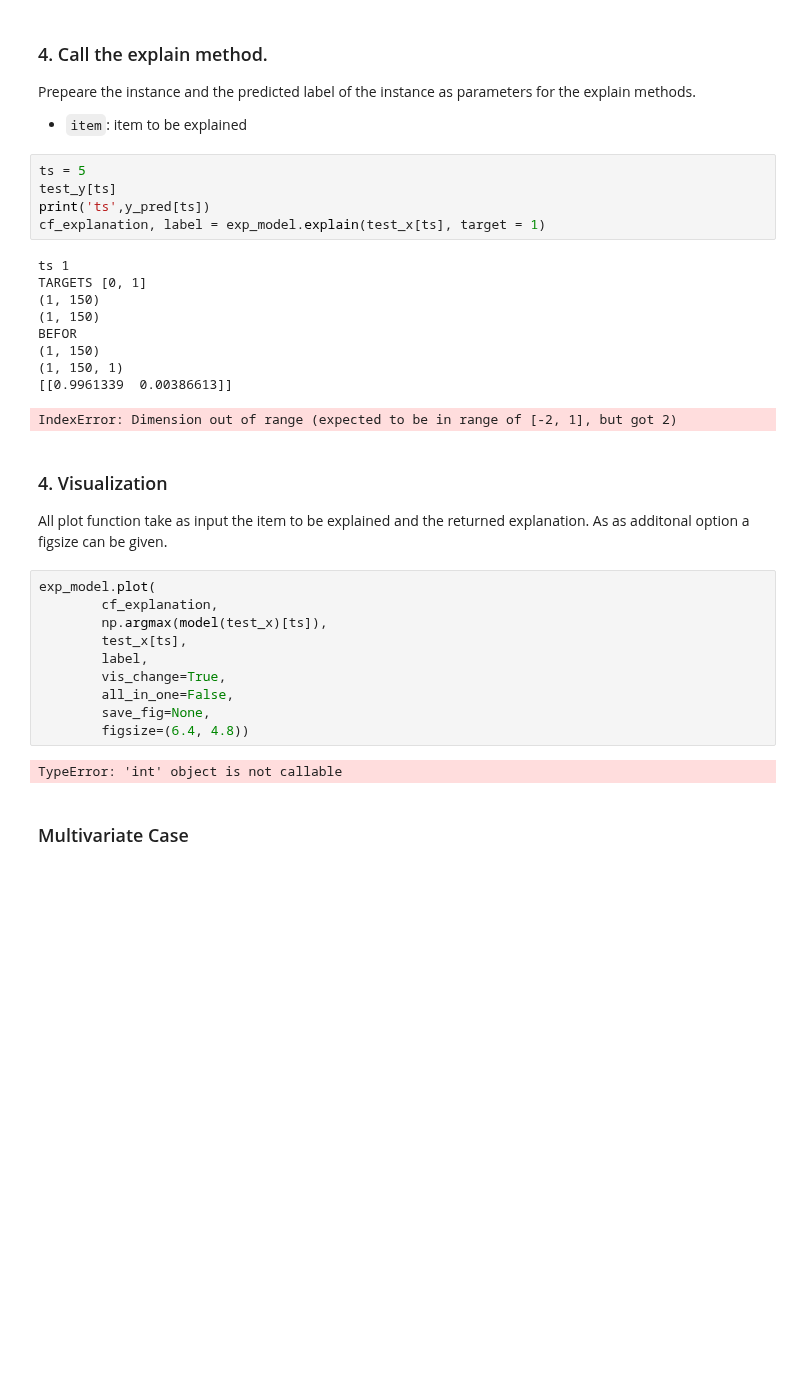
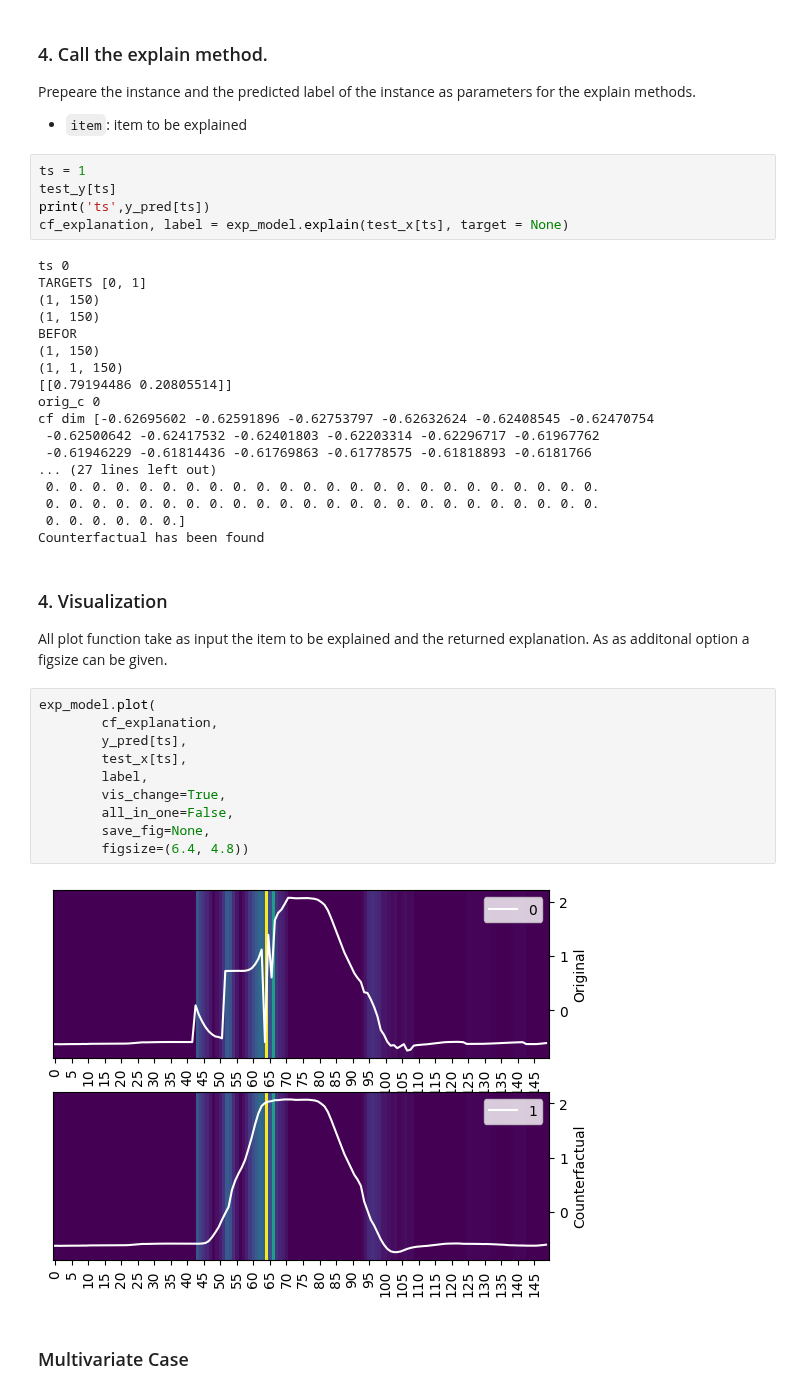
Before and after one commit to fzi-forschungszentrum-informatik/TSInterpret, a Jupyter notebook: docs/Notebooks/Sets_torch.ipynb, the cells around one changed output. Drawn from its saved outputs; the diff is of its cells as text; blank space fills up the shorter version.

```diff
--- a/docs/Notebooks/Sets_torch.ipynb
+++ b/docs/Notebooks/Sets_torch.ipynb
@@ -158,20 +158,28 @@ Prepeare the instance and the predicted label of the instance as parameters for
 
 - `item`: item to be explained
 # %%
-ts = 5
+ts = 1
 test_y[ts]
 print('ts',y_pred[ts])
-cf_explanation, label = exp_model.explain(test_x[ts], target = 1)
+cf_explanation, label = exp_model.explain(test_x[ts], target = None)
 # %% [output]
-ts 1
+ts 0
 TARGETS [0, 1]
 (1, 150)
 (1, 150)
 BEFOR
 (1, 150)
-(1, 150, 1)
-[[0.9961339  0.00386613]]
+(1, 1, 150)
+[[0.79194486 0.20805514]]
+orig_c 0
+cf dim [-0.62695602 -0.62591896 -0.62753797 -0.62632624 -0.62408545 -0.62470754
+ -0.62500642 -0.62417532 -0.62401803 -0.62203314 -0.62296717 -0.61967762
+ -0.61946229 -0.61814436 -0.61769863 -0.61778575 -0.61818893 -0.6181766
+... (27 lines left out)
+ 0. 0. 0. 0. 0. 0. 0. 0. 0. 0. 0. 0. 0. 0. 0. 0. 0. 0. 0. 0. 0. 0. 0. 0.
+ 0. 0. 0. 0. 0. 0. 0. 0. 0. 0. 0. 0. 0. 0. 0. 0. 0. 0. 0. 0. 0. 0. 0. 0.
+ 0. 0. 0. 0. 0. 0.]
+Counterfactual has been found
-IndexError: Dimension out of range (expected to be in range of [-2, 1], but got 2)
 # %% [markdown]
 ### 4. Visualization
 
@@ -179,14 +187,14 @@ All plot function take as input the item to be explained and the returned explan
 # %%
 exp_model.plot(
         cf_explanation,
-        np.argmax(model(test_x)[ts]),
+        y_pred[ts],
         test_x[ts],
         label,
         vis_change=True,
         all_in_one=False,
         save_fig=None,
         figsize=(6.4, 4.8))
 # %% [output]
-TypeError: 'int' object is not callable
+[figure, added]
 # %% [markdown]
 ### Multivariate Case
```
Also changed, not shown: parts of 10 cells of this notebook, 2 other files.
